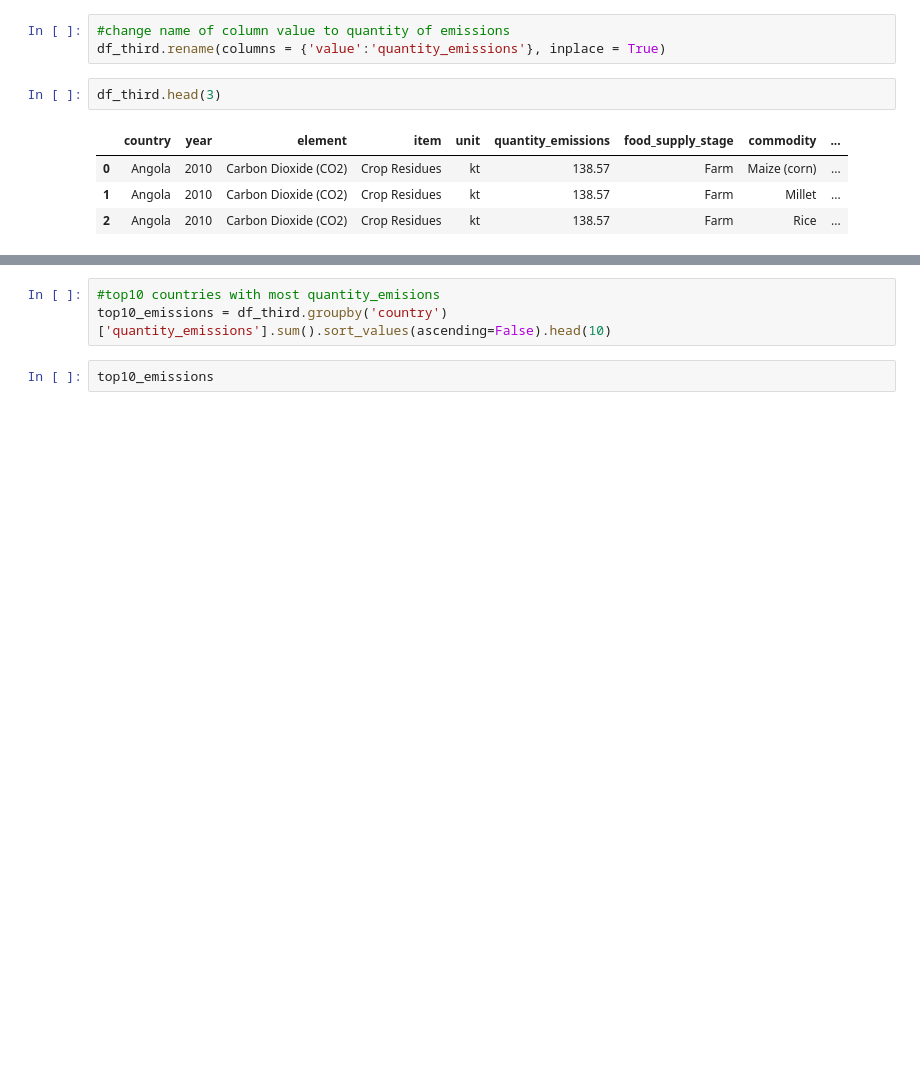
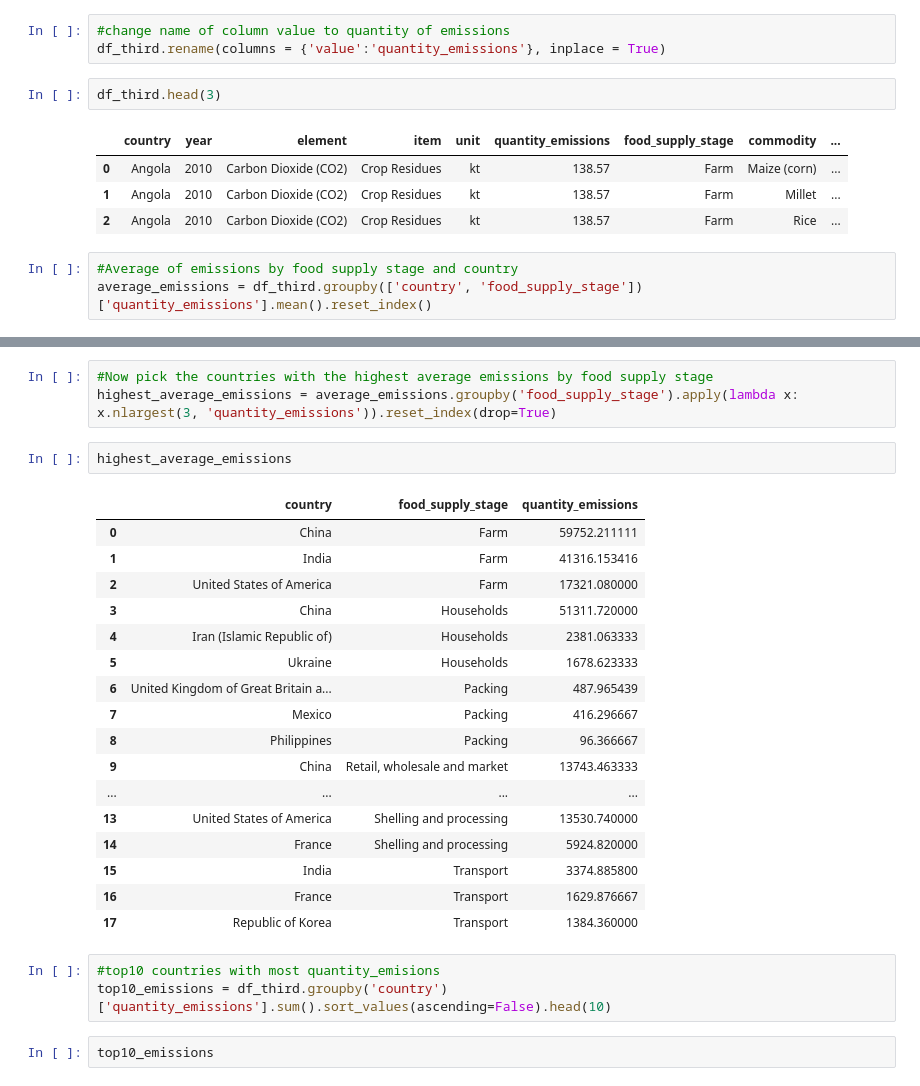
Before and after one commit to AlexRibeiro95/Project_FoodWaste, a Jupyter notebook: EDA/Main.ipynb, the cells around one changed output, grey strips where cells are left out. Saved outputs shown, nothing was run; the diff lists cells and outputs as text; blank space fills up the shorter version.

```diff
--- a/EDA/Main.ipynb
+++ b/EDA/Main.ipynb
@@ -151,3 +151,6 @@ df_third.head(3)
 | 0 | Angola | 2010 | Carbon Dioxide (CO2) | Crop Residues | kt | 138.57 | Farm | Maize (corn) | ... |
 | 1 | Angola | 2010 | Carbon Dioxide (CO2) | Crop Residues | kt | 138.57 | Farm | Millet | ... |
 | 2 | Angola | 2010 | Carbon Dioxide (CO2) | Crop Residues | kt | 138.57 | Farm | Rice | ... |
+# %%
+#Average of emissions by food supply stage and country
+average_emissions = df_third.groupby(['country', 'food_supply_stage'])['quantity_emissions'].mean().reset_index()
@@ -154,3 +173,26 @@ df_third.head(3)
+# %%
+#Now pick the countries with the highest average emissions by food supply stage
+highest_average_emissions = average_emissions.groupby('food_supply_stage').apply(lambda x: x.nlargest(3, 'quantity_emissions')).reset_index(drop=True)
+# %%
+highest_average_emissions
+# %% [output]
+|  | country | food_supply_stage | quantity_emissions |
+| 0 | China | Farm | 59752.211111 |
+| 1 | India | Farm | 41316.153416 |
+| 2 | United States of America | Farm | 17321.080000 |
+| 3 | China | Households | 51311.720000 |
+| 4 | Iran (Islamic Republic of) | Households | 2381.063333 |
+| 5 | Ukraine | Households | 1678.623333 |
+| 6 | United Kingdom of Great Britain a... | Packing | 487.965439 |
+| 7 | Mexico | Packing | 416.296667 |
+| 8 | Philippines | Packing | 96.366667 |
+| 9 | China | Retail, wholesale and market | 13743.463333 |
+| ... | ... | ... | ... |
+| 13 | United States of America | Shelling and processing | 13530.740000 |
+| 14 | France | Shelling and processing | 5924.820000 |
+| 15 | India | Transport | 3374.885800 |
+| 16 | France | Transport | 1629.876667 |
+| 17 | Republic of Korea | Transport | 1384.360000 |
 # %%
 #top10 countries with most quantity_emisions
 top10_emissions = df_third.groupby('country')['quantity_emissions'].sum().sort_values(ascending=False).head(10)
```
Also changed, not shown: parts of 6 cells of this notebook.
